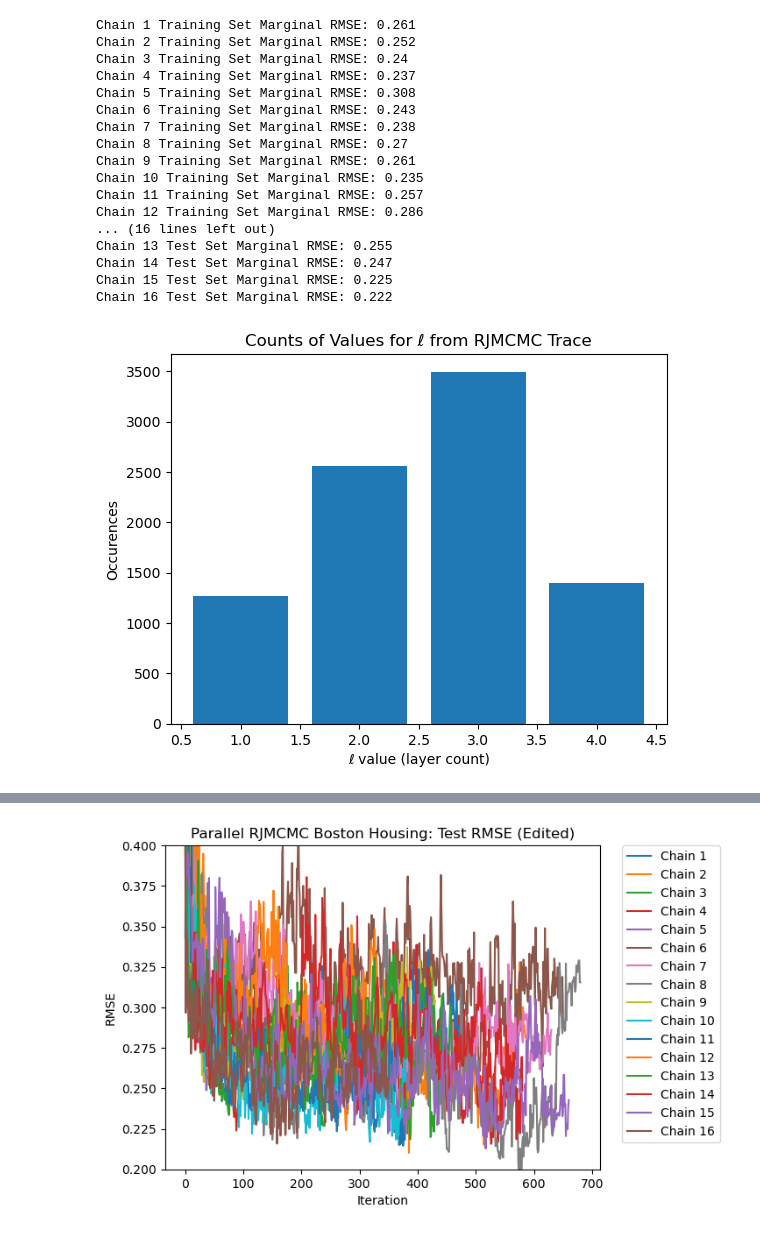
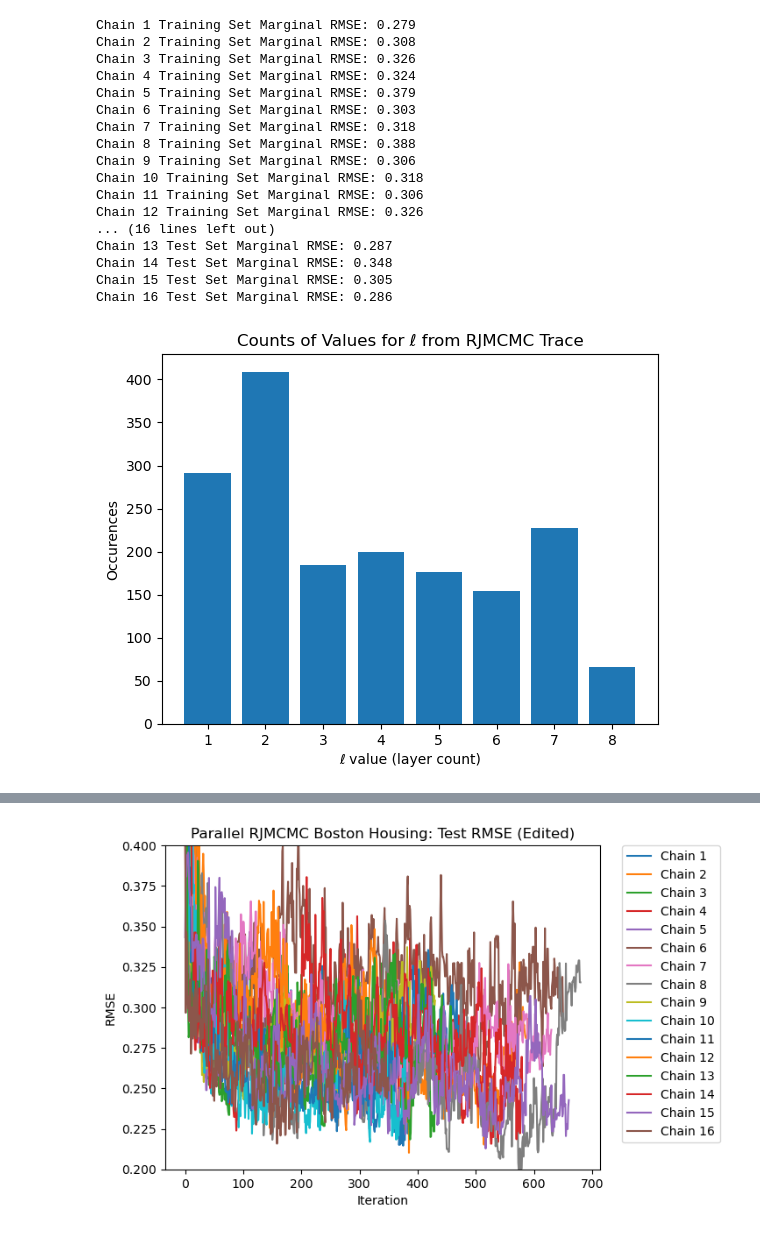
Before and after one commit to jberezow/BostonHousing, a Jupyter notebook: Thesis-LoadTraces.ipynb, the cells around one changed output, grey strips where cells are left out. Saved outputs shown, nothing was run; the diff lists cells and outputs as text; code cells hidden in the pictures.

Commit message:
Four node data collected

```diff
--- a/Thesis-LoadTraces.ipynb
+++ b/Thesis-LoadTraces.ipynb
@@ -165,11 +22,11 @@ obs = obs_master;
 # %%
 #folder = "/Data/BostonLong/"
-folder = "/Data/BostonFour/"
-#folder = "/Data/BostonTwo/"
+#folder = "/Data/BostonFour/"
+folder = "/Data/BostonTwo/"
 traces = []
 tests = [i for i=1:16]
 #filename_pre = "trace"
-filename_pre = "B4trace"
+filename_pre = "B2trace"
 filename_end = "output.jld"
 
 good_traces = [1,2,3,4,5,6,7,8,9,10,11,12,13,14,15,16]
@@ -346,7 +203,7 @@ end
 # %%
 #Marginalize all RMSEs
 
-j = 150
+j = 1
 
 
 
@@ -381,38 +238,38 @@ for i=1:chains
     println("Chain $(good_traces[i]) Test Set Marginal RMSE: $(round(mse,digits=3))")
 end
 # %% [output]
-Chain 1 Training Set Marginal RMSE: 0.261
-Chain 2 Training Set Marginal RMSE: 0.252
-Chain 3 Training Set Marginal RMSE: 0.24
-Chain 4 Training Set Marginal RMSE: 0.237
-Chain 5 Training Set Marginal RMSE: 0.308
-Chain 6 Training Set Marginal RMSE: 0.243
-Chain 7 Training Set Marginal RMSE: 0.238
-Chain 8 Training Set Marginal RMSE: 0.27
-Chain 9 Training Set Marginal RMSE: 0.261
-Chain 10 Training Set Marginal RMSE: 0.235
-Chain 11 Training Set Marginal RMSE: 0.257
-Chain 12 Training Set Marginal RMSE: 0.286
+Chain 1 Training Set Marginal RMSE: 0.279
+Chain 2 Training Set Marginal RMSE: 0.308
+Chain 3 Training Set Marginal RMSE: 0.326
+Chain 4 Training Set Marginal RMSE: 0.324
+Chain 5 Training Set Marginal RMSE: 0.379
+Chain 6 Training Set Marginal RMSE: 0.303
+Chain 7 Training Set Marginal RMSE: 0.318
+Chain 8 Training Set Marginal RMSE: 0.388
+Chain 9 Training Set Marginal RMSE: 0.306
+Chain 10 Training Set Marginal RMSE: 0.318
+Chain 11 Training Set Marginal RMSE: 0.306
+Chain 12 Training Set Marginal RMSE: 0.326
 ... (16 lines left out)
-Chain 13 Test Set Marginal RMSE: 0.255
-Chain 14 Test Set Marginal RMSE: 0.247
-Chain 15 Test Set Marginal RMSE: 0.225
-Chain 16 Test Set Marginal RMSE: 0.222
+Chain 13 Test Set Marginal RMSE: 0.287
+Chain 14 Test Set Marginal RMSE: 0.348
+Chain 15 Test Set Marginal RMSE: 0.305
+Chain 16 Test Set Marginal RMSE: 0.286
 # %%
 #Bar Plot of l estimates
-l_list = [1,2,3,4]#,5,6,7,8]
+l_list = [1,2,3,4,5,6,7,8]
 
 ls = [[traces[i][j][:l] for j=1:length(traces[i])] for i=1:chains]
 ls = collect(Iterators.flatten(ls))
 
 counts = [sum([l_list[ls[i]] == j for i in 1:length(ls)]) for j in l_list]
 bar(l_list,counts)
 
 plt.title("Counts of Values for ℓ from RJMCMC Trace")
 plt.xlabel("ℓ value (layer count)")
 plt.ylabel("Occurences");
 # %% [output]
-[figure, old version]
+[figure, new version]
 # %%
 #Trace Plot for l
 #Plot Train RMSE for Each Chain
```
Also changed, not shown: parts of 11 cells of this notebook, 36 other files.
